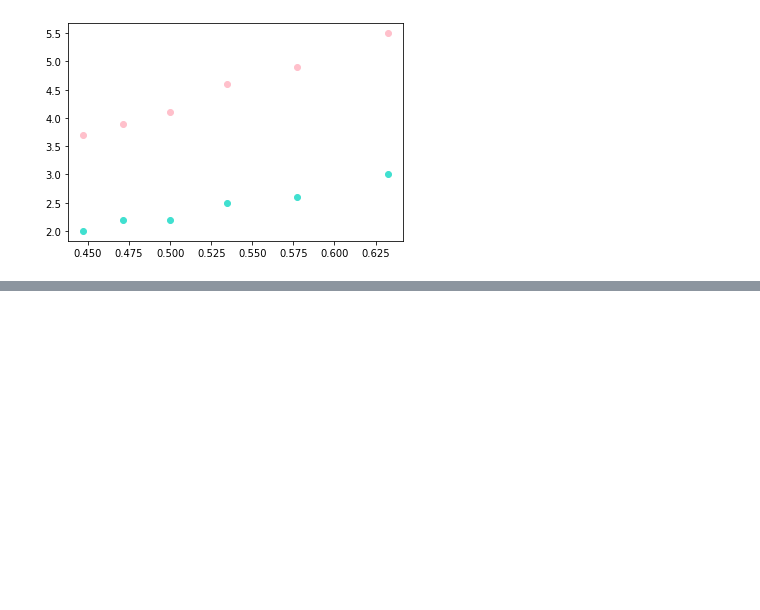
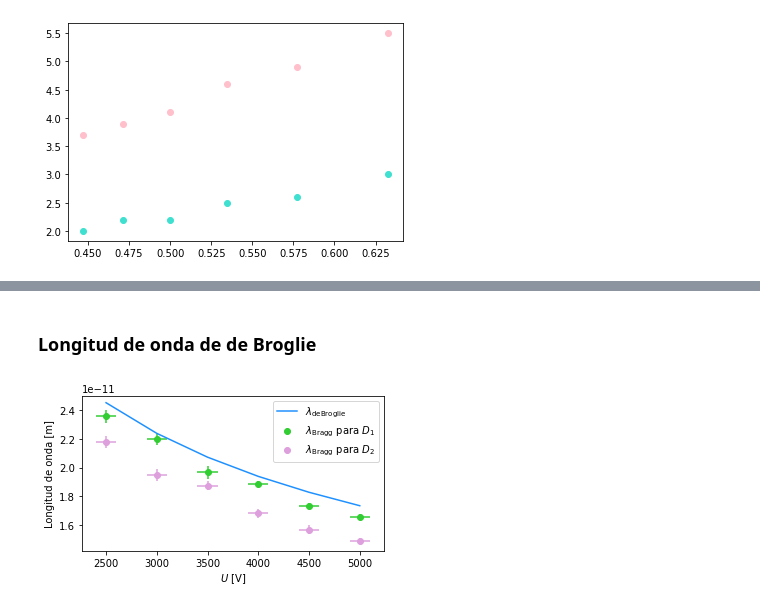
Before and after one commit to sofiaalvarezlopez/Laboratorio-Intermedio, a Jupyter notebook: Difraccion de Electrones/Trabajo en clase.ipynb, the cells around one changed output, grey strips where cells are left out. Saved outputs shown, nothing was run; the diff lists cells and outputs as text; code cells hidden in the pictures; blank space fills up the shorter version.

```diff
--- a/Difraccion de Electrones/Trabajo en clase.ipynb
+++ b/Difraccion de Electrones/Trabajo en clase.ipynb
@@ -39,0 +118,36 @@ plt.show()
+# %% [markdown]
+### Longitud de onda de de Broglie
+# %%
+d_1, d_2 = 213.1e-12, 106.6e-12
+# %%
+def l_de_broglie(V):
+    return h/np.sqrt(2*m_e*e*V)
+
+def l_bragg(d, n, D, L=13.5e-2):
+    return 2*d/n * np.sin(0.5* np.arctan(0.5*D/L))
+# %%
+U = np.arange(2.5,5.5,0.5) #kV
+U = U*10**(3) #V
+# %%
+de_broglie = l_de_broglie(U)
+bragg_1 = l_bragg(d_1, 1, tercera_serie['D1 [cm]']*10**(-2))
+bragg_2 = l_bragg(d_2, 1, D_2*10**(-2))
+# %%
+plt.figure(figsize=(5,5/1.61616))
+plt.plot(U, de_broglie, c='dodgerblue', label='$\lambda_{\mathrm{de Broglie}}$')
+plt.scatter(U, bragg_1, c='limegreen', label='$\lambda_{\mathrm{Bragg}}$ para $D_1$')
+plt.scatter(U, bragg_2, c='plum', label='$\lambda_{\mathrm{Bragg}}$ para $D_2$')
+for i in range(len(U)):
+    plt.errorbar(U[i], bragg_1[i], xerr=100, c='limegreen')
+    plt.errorbar(U[i], bragg_1[i], yerr=d_1*anchos_d1[i], c='limegreen' )
+    plt.errorbar(U[i], bragg_2[i], xerr=100, c='plum')
+    plt.errorbar(U[i], bragg_2[i], yerr=d_2*anchos_d2[i], c='plum' )
+
+
+plt.legend()
+plt.xlabel('$U$ [V]')
+plt.ylabel('Longitud de onda [m]')
+plt.tight_layout()
+plt.savefig('lambdas.pdf')
+# %% [output]
+[figure, added]
```
Also changed, not shown: parts of 18 cells of this notebook, 5 other files.
